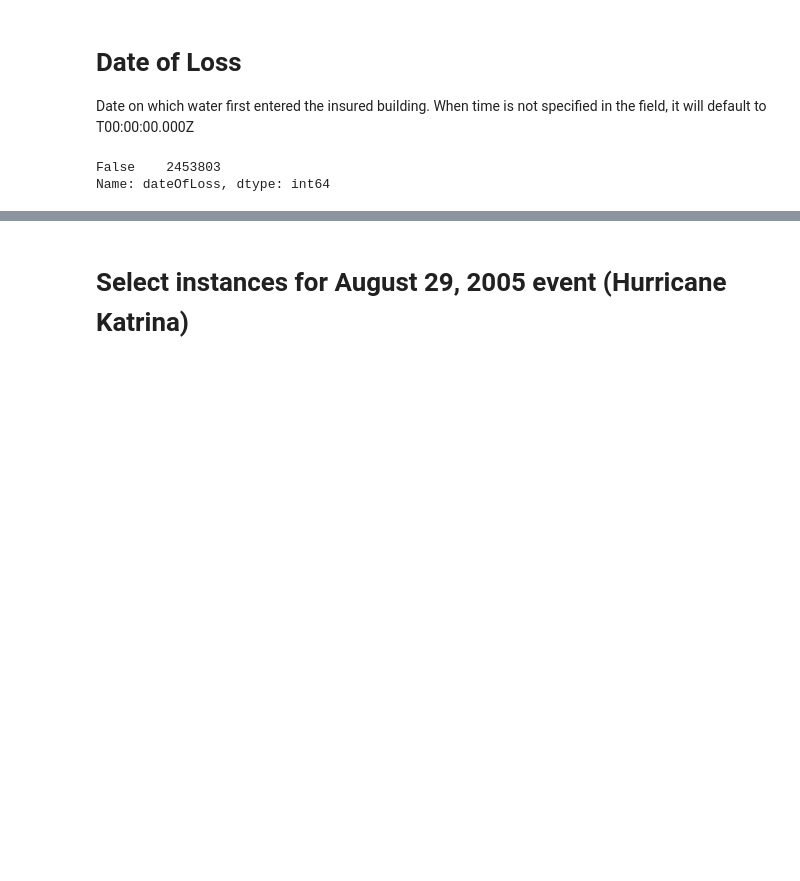
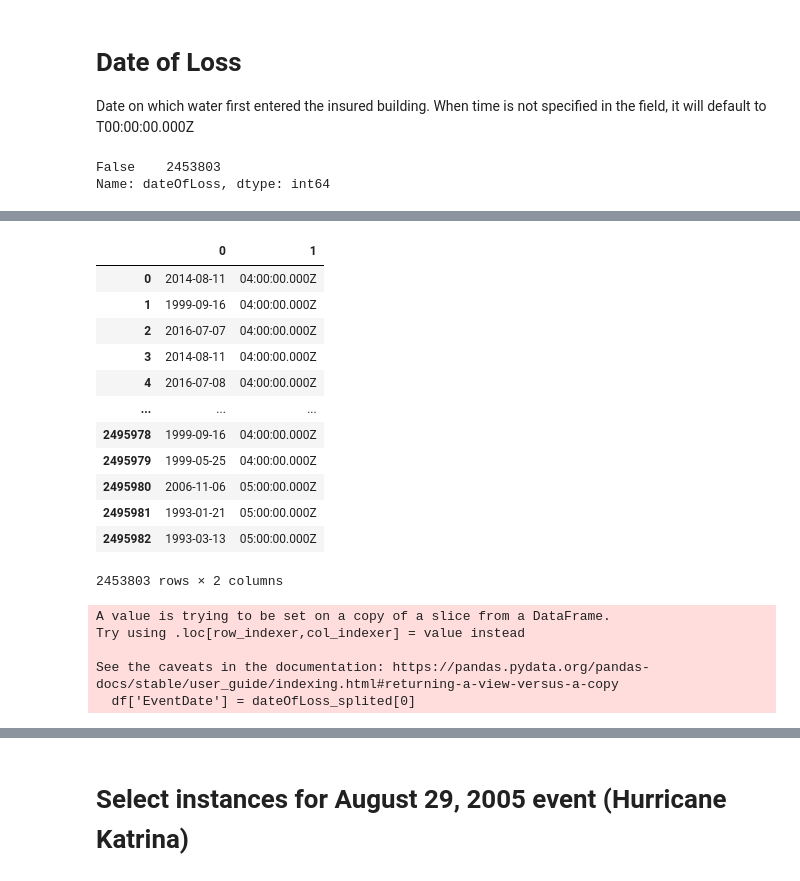
Before and after one commit to samroeslin/National-Flood-Insurance-Program, a Jupyter notebook: Flood_data_2005_event.ipynb, the cells around one changed output, grey strips where cells are left out. Drawn from its saved outputs; the diff is of its cells as text; code cells hidden in the pictures; blank space fills up the shorter version.

Commit message:
Data exploration

```diff
--- a/Flood_data_2005_event.ipynb
+++ b/Flood_data_2005_event.ipynb
@@ -182 +182,28 @@ df['dateOfLoss'].value_counts()
 Name: dateOfLoss, Length: 15871, dtype: int64
+# %%
+# new data frame with split value columns
+dateOfLoss_splited = df['dateOfLoss'].str.split("T", n = 1, expand = True)
+# %%
+dateOfLoss_splited
+# %% [output]
+|  | 0 | 1 |
+| 0 | 2014-08-11 | 04:00:00.000Z |
+| 1 | 1999-09-16 | 04:00:00.000Z |
+| 2 | 2016-07-07 | 04:00:00.000Z |
+| 3 | 2014-08-11 | 04:00:00.000Z |
+| 4 | 2016-07-08 | 04:00:00.000Z |
+| ... | ... | ... |
+| 2495978 | 1999-09-16 | 04:00:00.000Z |
+| 2495979 | 1999-05-25 | 04:00:00.000Z |
+| 2495980 | 2006-11-06 | 05:00:00.000Z |
+| 2495981 | 1993-01-21 | 05:00:00.000Z |
+| 2495982 | 1993-03-13 | 05:00:00.000Z |
+2453803 rows × 2 columns
+# %%
+df['EventDate'] = dateOfLoss_splited[0]
+# %% [output]
+A value is trying to be set on a copy of a slice from a DataFrame.
+Try using .loc[row_indexer,col_indexer] = value instead
+
+See the caveats in the documentation: https://pandas.pydata.org/pandas-docs/stable/user_guide/indexing.html#returning-a-view-versus-a-copy
+  df['EventDate'] = dateOfLoss_splited[0]
```
Also changed, not shown: parts of 94 cells of this notebook.
